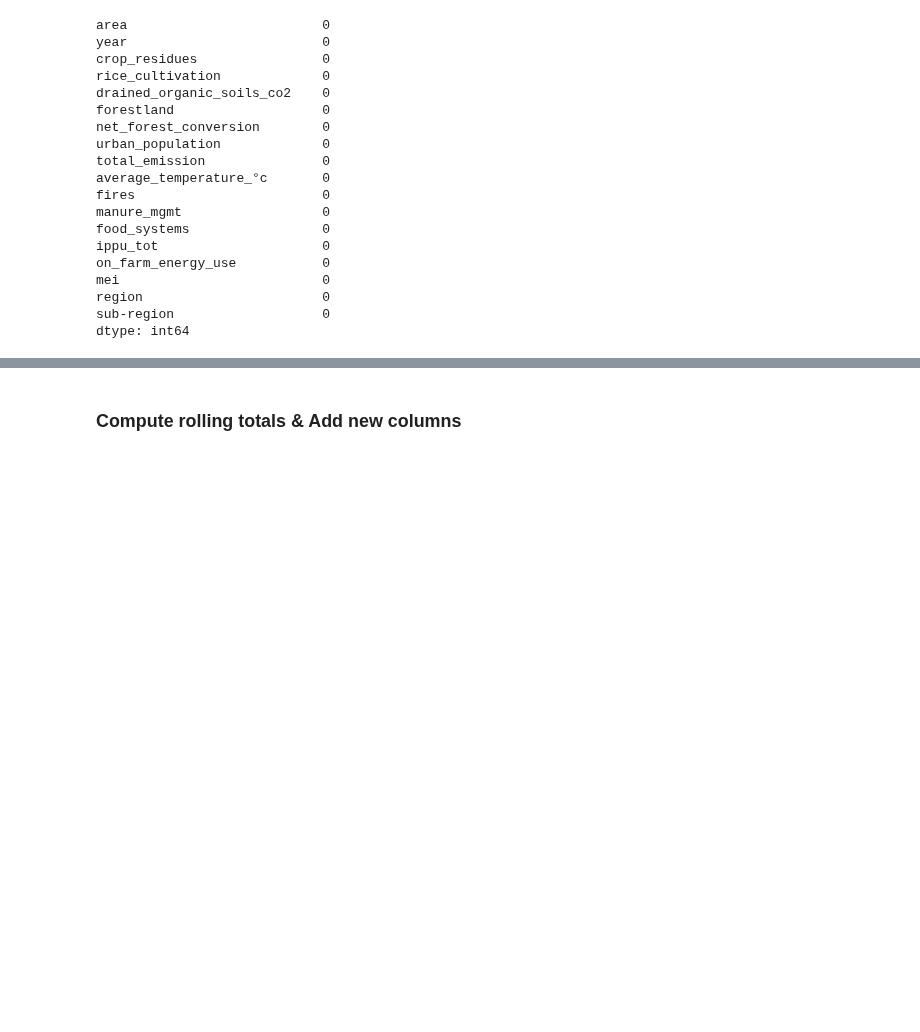
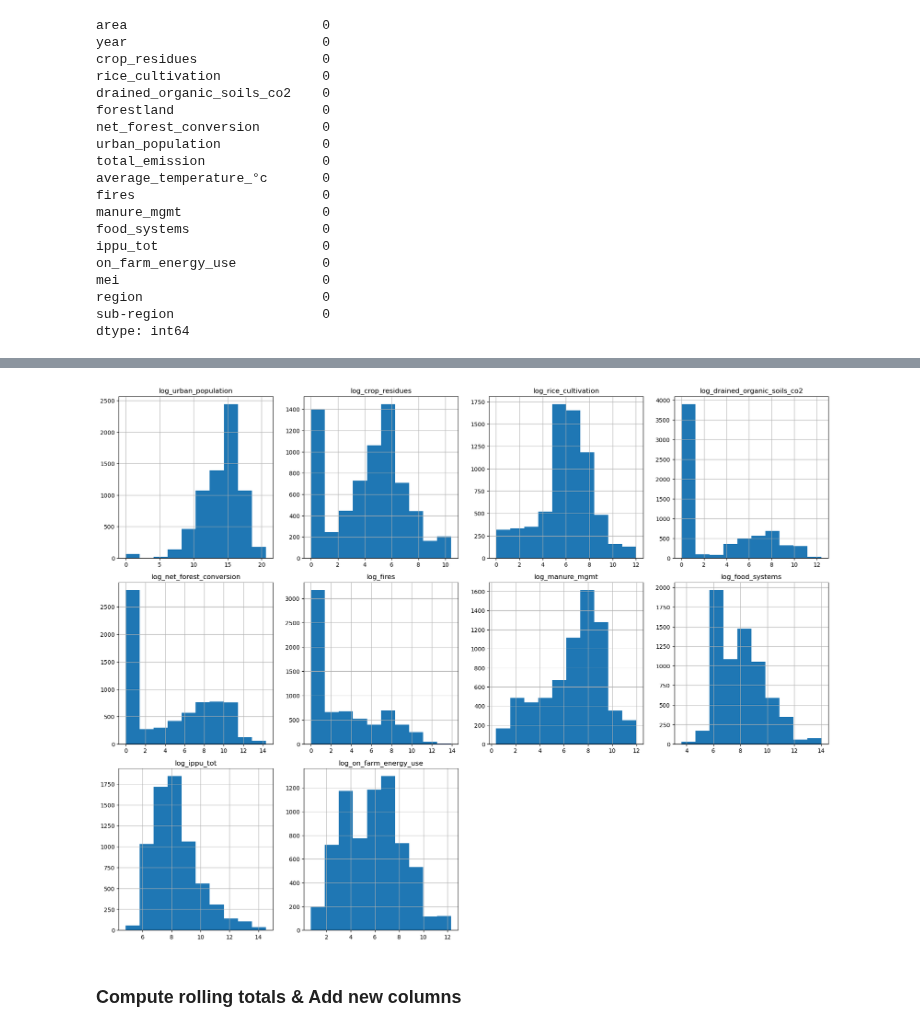
Before and after one commit to fayesimone/agriculture_emissions_prediction, a Jupyter notebook: cleaning_and_feat_eng.ipynb, the cells around one changed output, grey strips where cells are left out. Cells and saved outputs as stored; diff of their text form; code cells hidden in the pictures; blank space fills up the shorter version.

```diff
--- a/cleaning_and_feat_eng.ipynb
+++ b/cleaning_and_feat_eng.ipynb
@@ -410,3 +442,43 @@ dtype: int64
+# %%
+log_vars = [
+ 'urban_population',
+ 'crop_residues',
+ 'rice_cultivation',
+ 'drained_organic_soils_co2',
+ 'net_forest_conversion',
+ 'fires',
+ 'manure_mgmt',
+ 'food_systems',
+ 'ippu_tot',
+ 'on_farm_energy_use']
+
+for col in log_vars:
+    ag_data['log_'+col] = np.log(ag_data[col]+1)
+# %%
+log_vars = [
+ 'log_urban_population',
+ 'log_crop_residues',
+ 'log_rice_cultivation',
+ 'log_drained_organic_soils_co2',
+ 'log_net_forest_conversion',
+ 'log_fires',
+ 'log_manure_mgmt',
+ 'log_food_systems',
+ 'log_ippu_tot',
+ 'log_on_farm_energy_use']
+
+def draw_histograms(df, variables, n_rows, n_cols):
+    fig=plt.figure(figsize=(18,18))
+    for i, var_name in enumerate(variables):
+        ax=fig.add_subplot(n_rows,n_cols,i+1)
+        df[var_name].hist(bins=10,ax=ax)
+        ax.set_title(var_name)
+    fig.tight_layout()  # Improves appearance a bit.
+    plt.show()
+
+draw_histograms(ag_data, log_vars, 4,4)
+# %% [output]
+[figure, added]
 # %% [markdown]
 ### Compute rolling totals & Add new columns
 # %%
```
Also changed, not shown: parts of 10 cells of this notebook, 4 other files.
